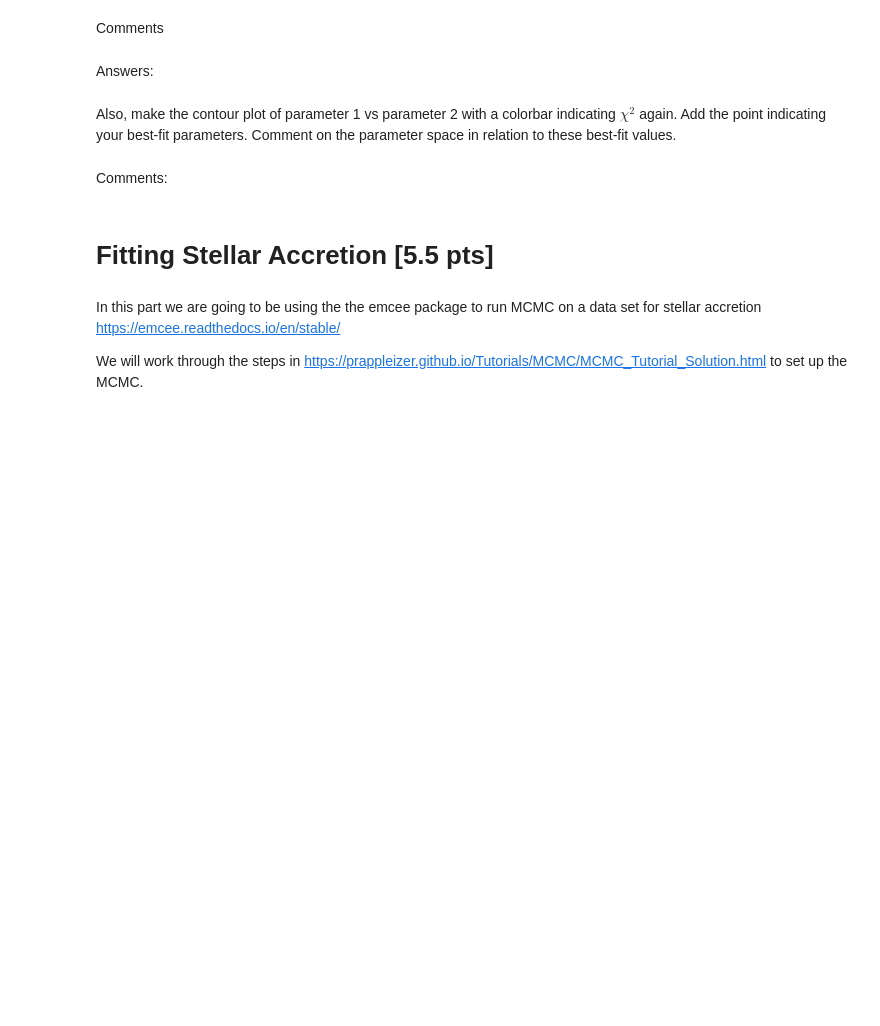
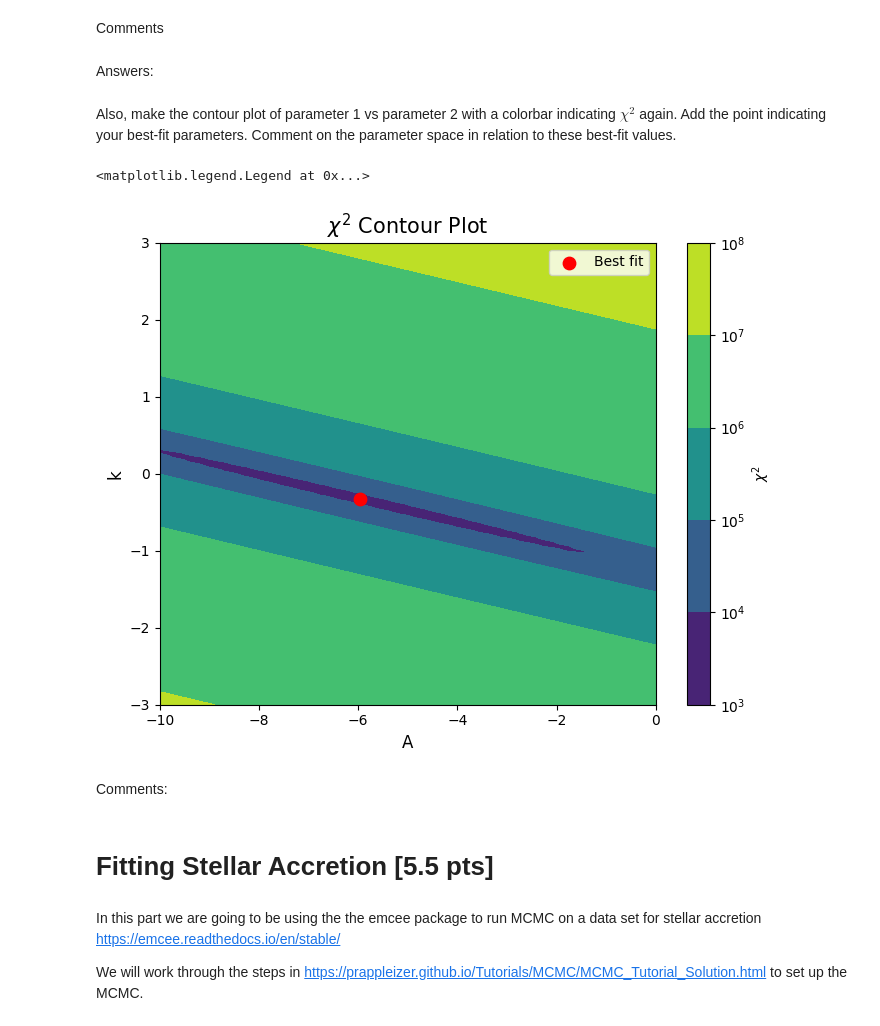
Before and after one commit to galih123star/computational2026, a Jupyter notebook: HW07/HW07_ChiSquared_MCMC.ipynb, the cells around one changed output. Drawn from its saved outputs; the diff is of its cells as text; code cells hidden in the pictures; blank space fills up the shorter version.

```diff
--- a/HW07/HW07_ChiSquared_MCMC.ipynb
+++ b/HW07/HW07_ChiSquared_MCMC.ipynb
@@ -289,6 +304,33 @@ Answers:
 Also, make the contour plot of parameter 1 vs parameter 2 with a colorbar indicating $\chi^{2}$ again. Add the point indicating your best-fit parameters. Comment on the parameter space in relation to these best-fit values.
 # %%
 # Contour plot
+A_mesh2, k_mesh2 = np.meshgrid(A_grid2, k_grid2, indexing='ij')
+
+plt.figure(figsize=(8,6))
+
+# Filled contour with logarithmic color scaling
+contourf = plt.contourf(A_mesh2, k_mesh2, chi_grid2_age, levels=50, norm=LogNorm(), cmap='viridis')
+
+# Add colorbar
+cbar = plt.colorbar(contourf)
+cbar.set_label(r'$\chi^2$')
+
+# overlay contour lines
+#contours = plt.contour(A_mesh2, k_mesh2, chi_grid2_age, levels=20, colors='black', linewidths=0.5)
+#plt.clabel(contours, inline=True, fontsize=8)
+
+# Mark best-fit point
+plt.scatter(best_A2_age, best_k2_age, color='red', s=80, label='Best fit')
+
+plt.xlabel('A', fontsize=12)
+plt.ylabel('k', fontsize=12)
+plt.xticks(size=10)
+plt.yticks(size=10)
+plt.title(r'$\chi^2$ Contour Plot', fontsize=15)
+plt.legend()
+# %% [output]
+<matplotlib.legend.Legend at 0x...>
+[figure, added]
 # %% [markdown]
 Comments:
 # %% [markdown]
```
Also changed, not shown: parts of 14 cells of this notebook.
